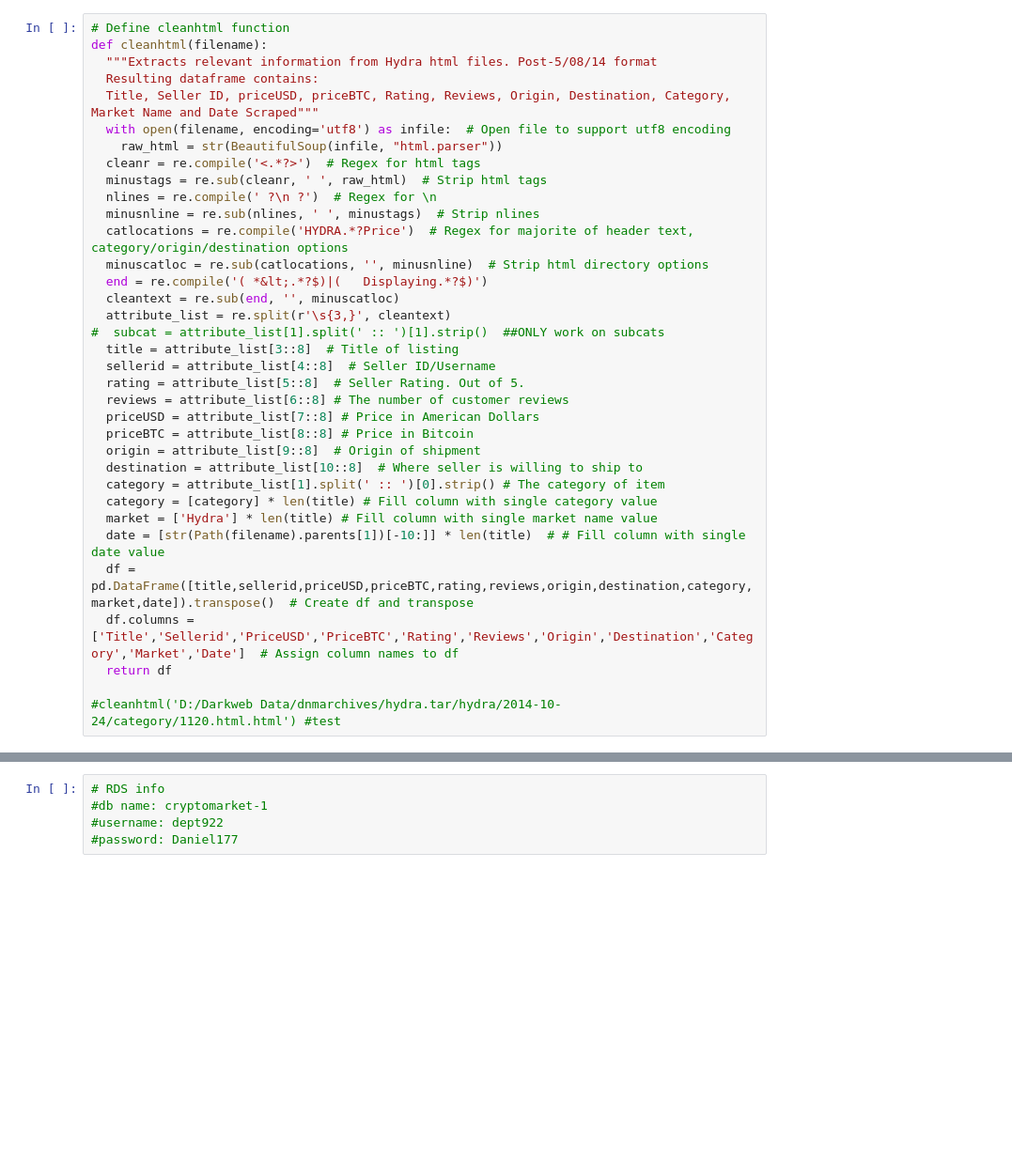
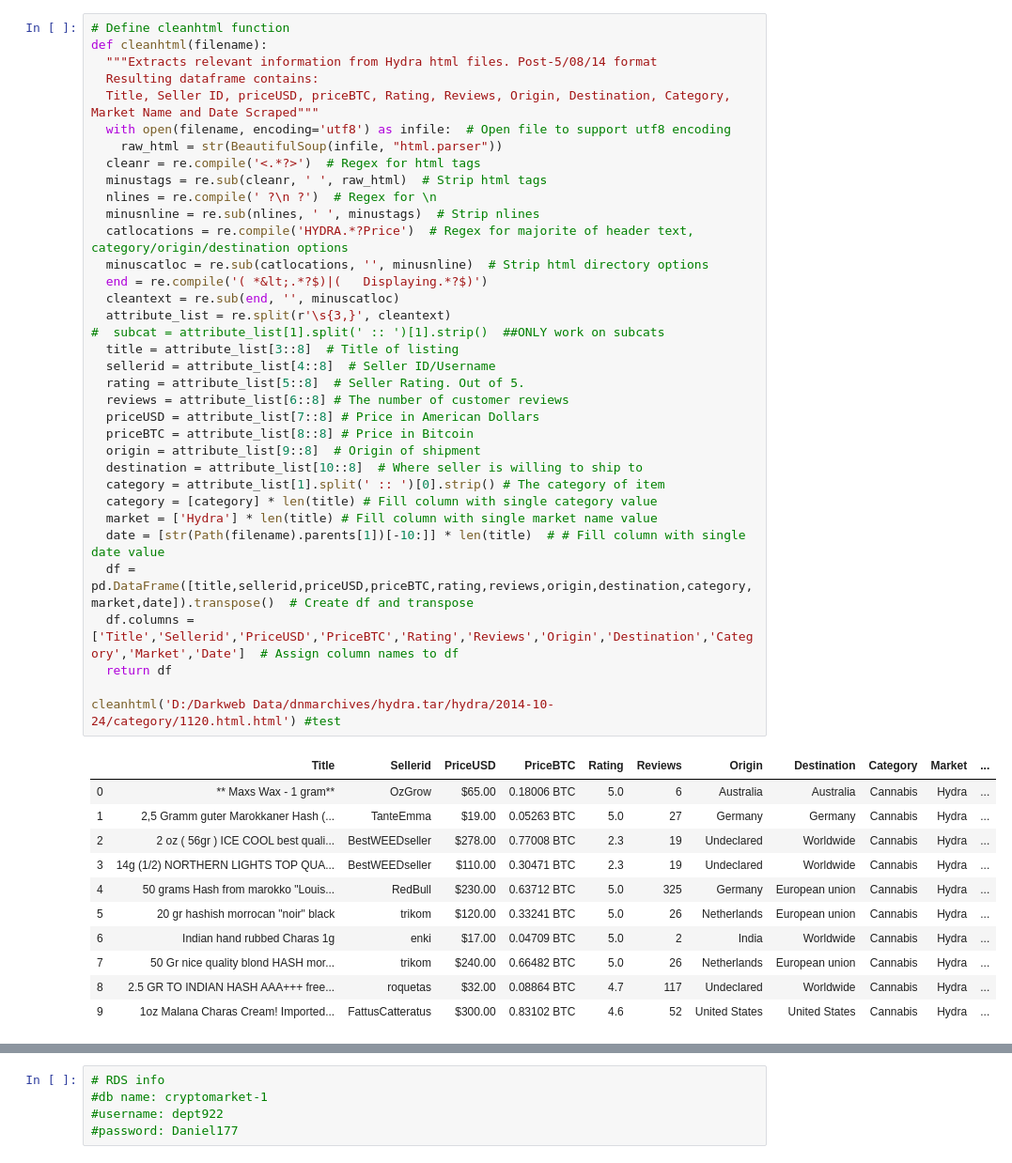
Before and after one commit to danielpetterson/darkwebmarkets, a Jupyter notebook: cryptomarket-hydra-html.ipynb, the cells around one changed output, grey strips where cells are left out. Shown at 94% size. Cells and saved outputs as stored; diff of their text form; blank space fills up the shorter version.

```diff
--- a/cryptomarket-hydra-html.ipynb
+++ b/cryptomarket-hydra-html.ipynb
@@ -13,31 +113,43 @@ def cleanhtml(filename):
   Resulting dataframe contains:
   Title, Seller ID, priceUSD, priceBTC, Rating, Reviews, Origin, Destination, Category, Market Name and Date Scraped"""
   with open(filename, encoding='utf8') as infile:  # Open file to support utf8 encoding
     raw_html = str(BeautifulSoup(infile, "html.parser"))
   cleanr = re.compile('<.*?>')  # Regex for html tags
   minustags = re.sub(cleanr, ' ', raw_html)  # Strip html tags
   nlines = re.compile(' ?\n ?')  # Regex for \n
   minusnline = re.sub(nlines, ' ', minustags)  # Strip nlines
   catlocations = re.compile('HYDRA.*?Price')  # Regex for majorite of header text, category/origin/destination options
   minuscatloc = re.sub(catlocations, '', minusnline)  # Strip html directory options
   end = re.compile('( *&lt;.*?$)|(   Displaying.*?$)')
   cleantext = re.sub(end, '', minuscatloc)
   attribute_list = re.split(r'\s{3,}', cleantext)
 #  subcat = attribute_list[1].split(' :: ')[1].strip()  ##ONLY work on subcats
   title = attribute_list[3::8]  # Title of listing
   sellerid = attribute_list[4::8]  # Seller ID/Username
   rating = attribute_list[5::8]  # Seller Rating. Out of 5.
   reviews = attribute_list[6::8] # The number of customer reviews
   priceUSD = attribute_list[7::8] # Price in American Dollars
   priceBTC = attribute_list[8::8] # Price in Bitcoin
   origin = attribute_list[9::8]  # Origin of shipment
   destination = attribute_list[10::8]  # Where seller is willing to ship to
   category = attribute_list[1].split(' :: ')[0].strip() # The category of item
   category = [category] * len(title) # Fill column with single category value
   market = ['Hydra'] * len(title) # Fill column with single market name value
   date = [str(Path(filename).parents[1])[-10:]] * len(title)  # # Fill column with single date value
   df = pd.DataFrame([title,sellerid,priceUSD,priceBTC,rating,reviews,origin,destination,category,market,date]).transpose()  # Create df and transpose
   df.columns = ['Title','Sellerid','PriceUSD','PriceBTC','Rating','Reviews','Origin','Destination','Category','Market','Date']  # Assign column names to df
   return df
 
-#cleanhtml('D:/Darkweb Data/dnmarchives/hydra.tar/hydra/2014-10-24/category/1120.html.html') #test
+cleanhtml('D:/Darkweb Data/dnmarchives/hydra.tar/hydra/2014-10-24/category/1120.html.html') #test
+# %% [output]
+|  | Title | Sellerid | PriceUSD | PriceBTC | Rating | Reviews | Origin | Destination | Category | Market | ... |
+| 0 | ** Maxs Wax - 1 gram** | OzGrow | $65.00 | 0.18006 BTC | 5.0 | 6 | Australia | Australia | Cannabis | Hydra | ... |
+| 1 | 2,5 Gramm guter Marokkaner Hash (... | TanteEmma | $19.00 | 0.05263 BTC | 5.0 | 27 | Germany | Germany | Cannabis | Hydra | ... |
+| 2 | 2 oz ( 56gr ) ICE COOL best quali... | BestWEEDseller | $278.00 | 0.77008 BTC | 2.3 | 19 | Undeclared | Worldwide | Cannabis | Hydra | ... |
+| 3 | 14g (1/2) NORTHERN LIGHTS TOP QUA... | BestWEEDseller | $110.00 | 0.30471 BTC | 2.3 | 19 | Undeclared | Worldwide | Cannabis | Hydra | ... |
+| 4 | 50 grams Hash from marokko "Louis... | RedBull | $230.00 | 0.63712 BTC | 5.0 | 325 | Germany | European union | Cannabis | Hydra | ... |
+| 5 | 20 gr hashish morrocan "noir" black | trikom | $120.00 | 0.33241 BTC | 5.0 | 26 | Netherlands | European union | Cannabis | Hydra | ... |
+| 6 | Indian hand rubbed Charas 1g | enki | $17.00 | 0.04709 BTC | 5.0 | 2 | India | Worldwide | Cannabis | Hydra | ... |
+| 7 | 50 Gr nice quality blond HASH mor... | trikom | $240.00 | 0.66482 BTC | 5.0 | 26 | Netherlands | European union | Cannabis | Hydra | ... |
+| 8 | 2.5 GR TO INDIAN HASH AAA+++ free... | roquetas | $32.00 | 0.08864 BTC | 4.7 | 117 | Undeclared | Worldwide | Cannabis | Hydra | ... |
+| 9 | 1oz Malana Charas Cream! Imported... | FattusCatteratus | $300.00 | 0.83102 BTC | 4.6 | 52 | United States | United States | Cannabis | Hydra | ... |
```
Also changed, not shown: parts of 11 cells of this notebook, 1 other file.
